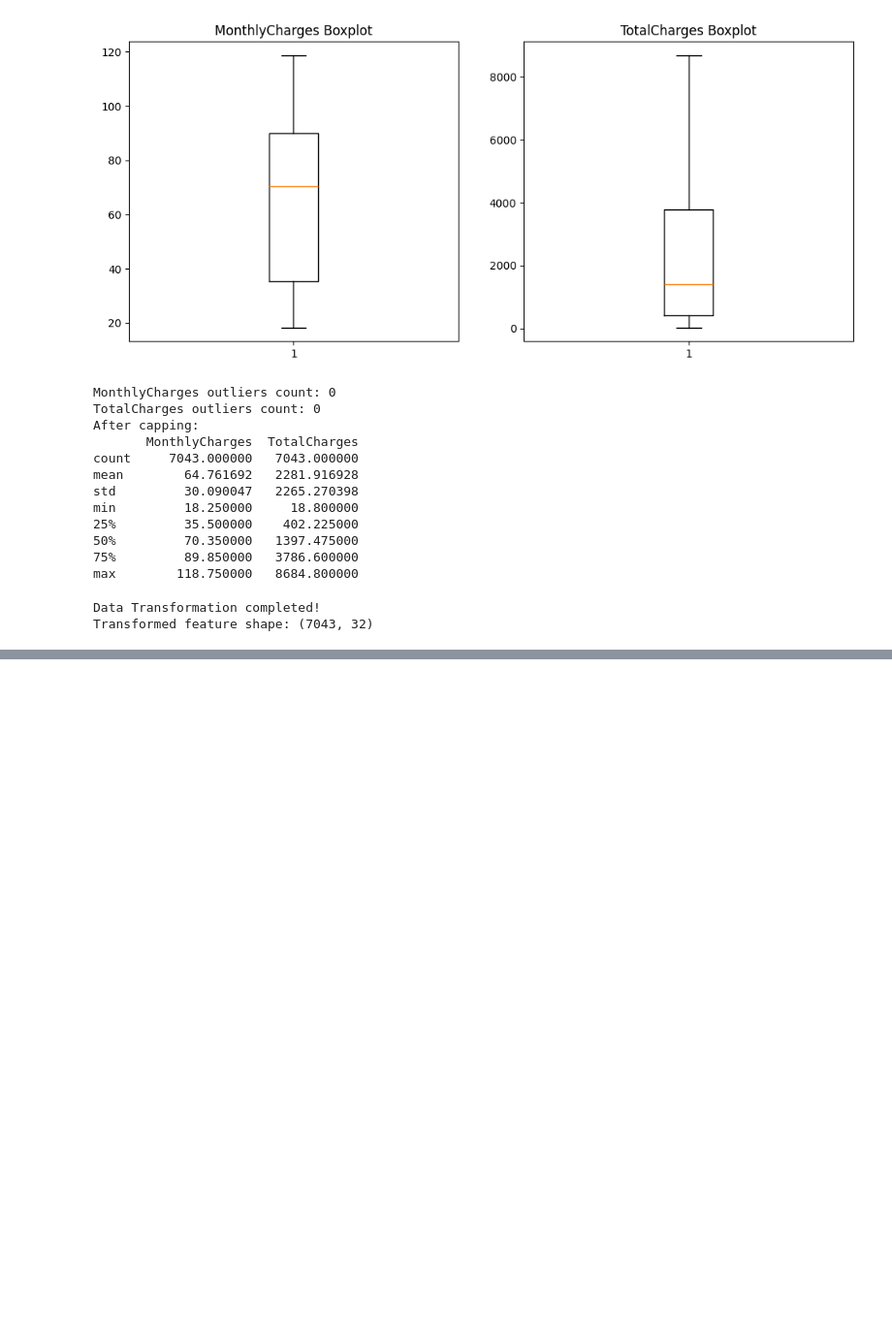
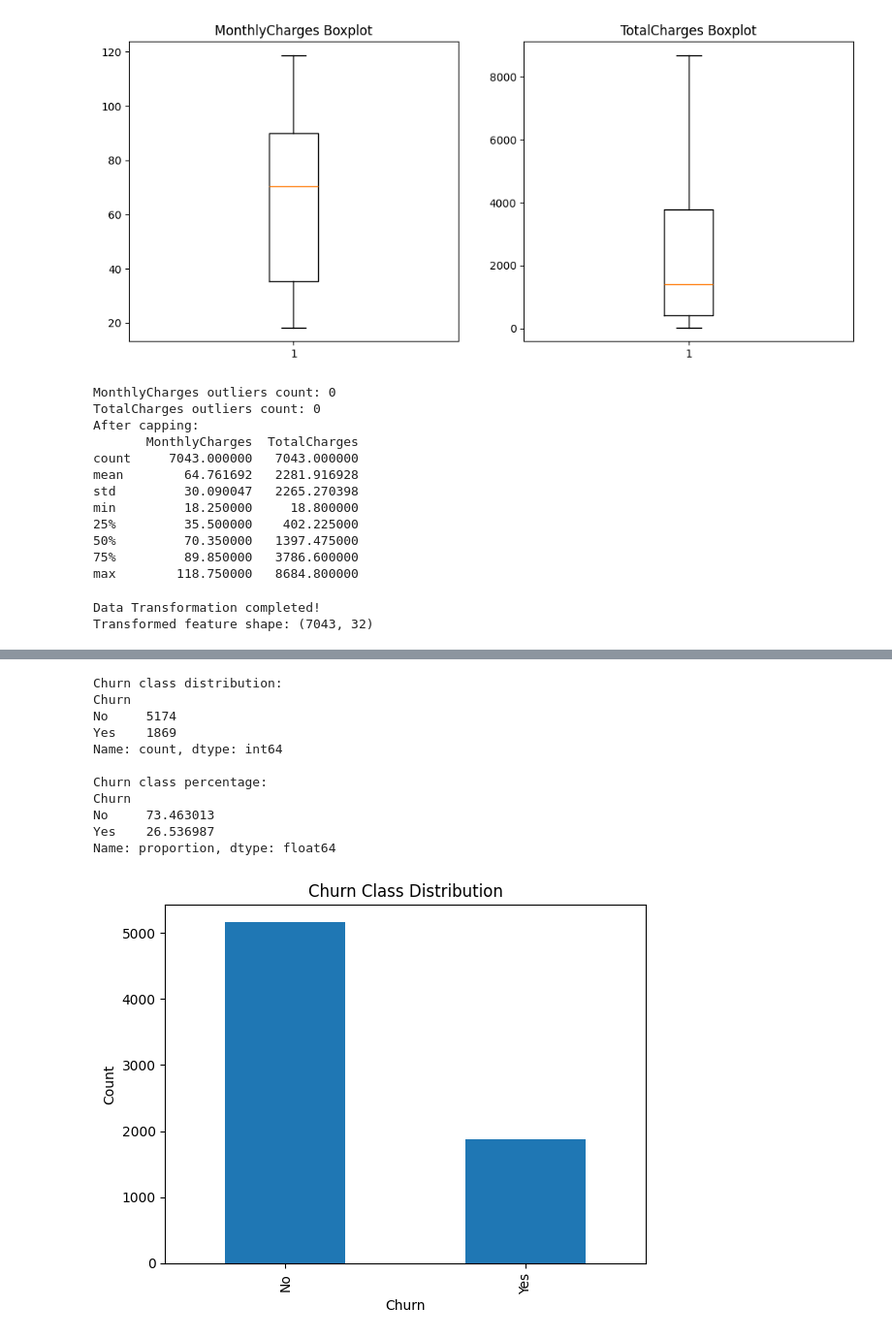
Before and after one commit to Elikanah890/churn-backend, a Jupyter notebook: updated.ipynb, the cells around one changed output, grey strips where cells are left out. Shown at 97% size. Saved outputs shown, nothing was run; the diff lists cells and outputs as text; code cells hidden in the pictures; blank space fills up the shorter version.

Commit message:
Updated Telco churn preprocessing and data balancing workflow

```diff
--- a/updated.ipynb
+++ b/updated.ipynb
@@ -725,0 +361,12 @@ Counter({0: 4139, 1: 4139})
+# %%
+# ---------------------------
+# Data Reduction: Remove ID column
+# ---------------------------
+
+# Drop the 'customerID' column
+df.drop(columns=["customerID"], inplace=True)
+
+# Verify the column is removed
+print("Columns after dropping 'customerID':")
+print(df.columns)
+print("New dataset shape:", df.shape)
@@ -725,0 +382,38 @@ Counter({0: 4139, 1: 4139})
+# %%
+# -----------------------------------
+# Check class imbalance in Churn
+# -----------------------------------
+
+# 1️⃣ Count how many customers churned vs not churned
+class_counts = df["Churn"].value_counts()
+
+print("Churn class distribution:")
+print(class_counts)
+
+# 2️⃣ Show percentage distribution
+class_percent = df["Churn"].value_counts(normalize=True) * 100
+
+print("\nChurn class percentage:")
+print(class_percent)
+
+# 3️⃣ Optional: simple visualization
+import matplotlib.pyplot as plt
+
+df["Churn"].value_counts().plot(kind="bar")
+plt.title("Churn Class Distribution")
+plt.xlabel("Churn")
+plt.ylabel("Count")
+plt.show()
+# %% [output]
+Churn class distribution:
+Churn
+No     5174
+Yes    1869
+Name: count, dtype: int64
+
+Churn class percentage:
+Churn
+No     73.463013
+Yes    26.536987
+Name: proportion, dtype: float64
+[figure, added]
```
Also changed, not shown: parts of 12 cells of this notebook.
